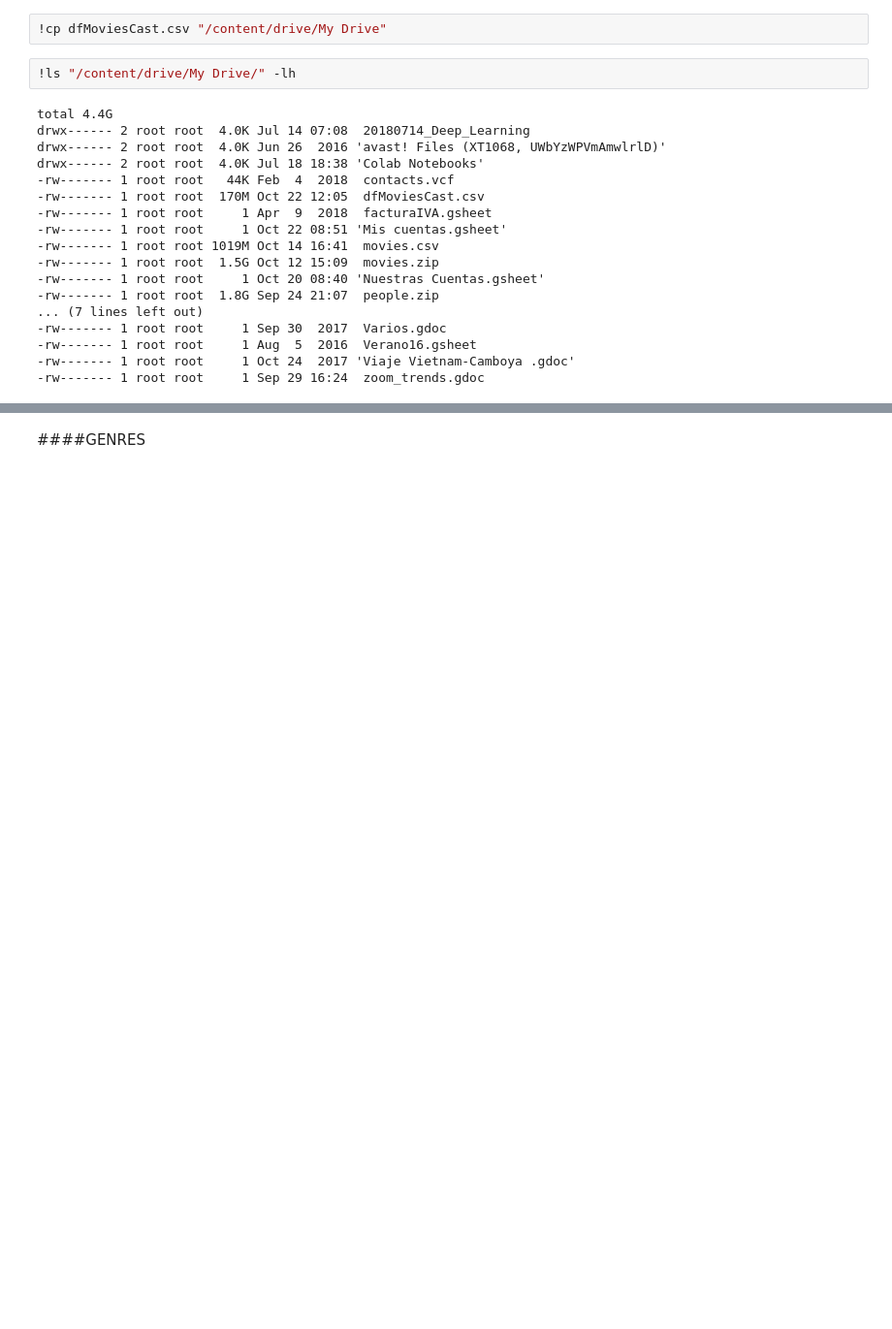
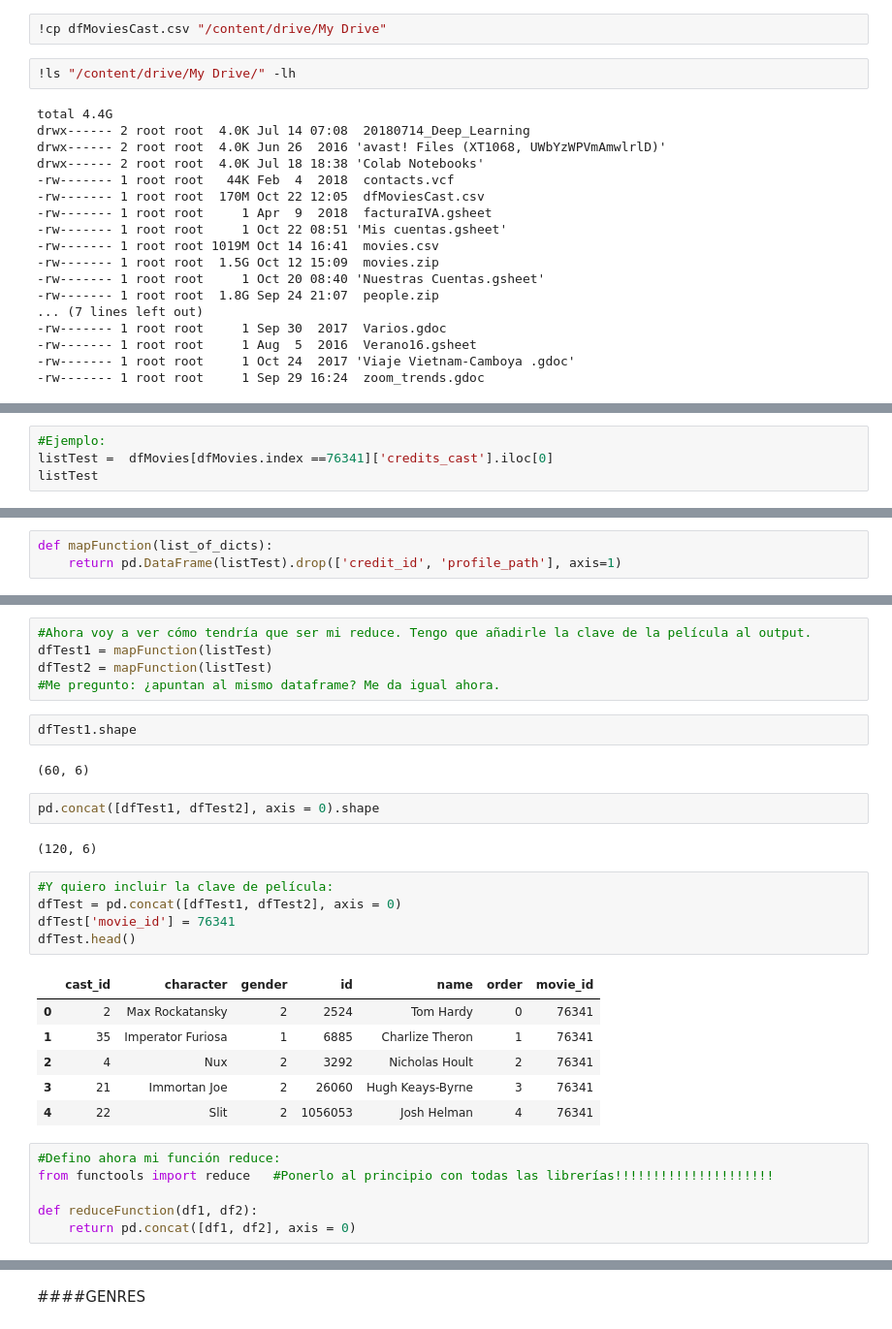
Before and after one commit to mandixbw/Cinema_KeysForSuccess, a Jupyter notebook: 03_Tidying_Movies_Data.ipynb, the cells around one changed output, grey strips where cells are left out. Shown at 97% size. Cells and saved outputs as stored; diff of their text form; blank space fills up the shorter version.

```diff
--- a/03_Tidying_Movies_Data.ipynb
+++ b/03_Tidying_Movies_Data.ipynb
@@ -1320,0 +1278,4 @@ Name: credits_crew, Length: 263, dtype: int64
+# %%
+#Ejemplo:
+listTest =  dfMovies[dfMovies.index ==76341]['credits_cast'].iloc[0]
+listTest
@@ -1320,0 +1296,3 @@ Name: credits_crew, Length: 263, dtype: int64
+# %%
+def mapFunction(list_of_dicts):
+    return pd.DataFrame(listTest).drop(['credit_id', 'profile_path'], axis=1)
@@ -1320,0 +1308,31 @@ Name: credits_crew, Length: 263, dtype: int64
+# %%
+#Ahora voy a ver cómo tendría que ser mi reduce. Tengo que añadirle la clave de la película al output.
+dfTest1 = mapFunction(listTest)
+dfTest2 = mapFunction(listTest)
+#Me pregunto: ¿apuntan al mismo dataframe? Me da igual ahora.
+# %%
+dfTest1.shape
+# %% [output]
+(60, 6)
+# %%
+pd.concat([dfTest1, dfTest2], axis = 0).shape
+# %% [output]
+(120, 6)
+# %%
+#Y quiero incluir la clave de película:
+dfTest = pd.concat([dfTest1, dfTest2], axis = 0)
+dfTest['movie_id'] = 76341
+dfTest.head()
+# %% [output]
+|  | cast_id | character | gender | id | name | order | movie_id |
+| 0 | 2 | Max Rockatansky | 2 | 2524 | Tom Hardy | 0 | 76341 |
+| 1 | 35 | Imperator Furiosa | 1 | 6885 | Charlize Theron | 1 | 76341 |
+| 2 | 4 | Nux | 2 | 3292 | Nicholas Hoult | 2 | 76341 |
+| 3 | 21 | Immortan Joe | 2 | 26060 | Hugh Keays-Byrne | 3 | 76341 |
+| 4 | 22 | Slit | 2 | 1056053 | Josh Helman | 4 | 76341 |
+# %%
+#Defino ahora mi función reduce:
+from functools import reduce   #Ponerlo al principio con todas las librerías!!!!!!!!!!!!!!!!!!!!!
+
+def reduceFunction(df1, df2):
+    return pd.concat([df1, df2], axis = 0)
```
Also changed, not shown: parts of 190 cells of this notebook.
